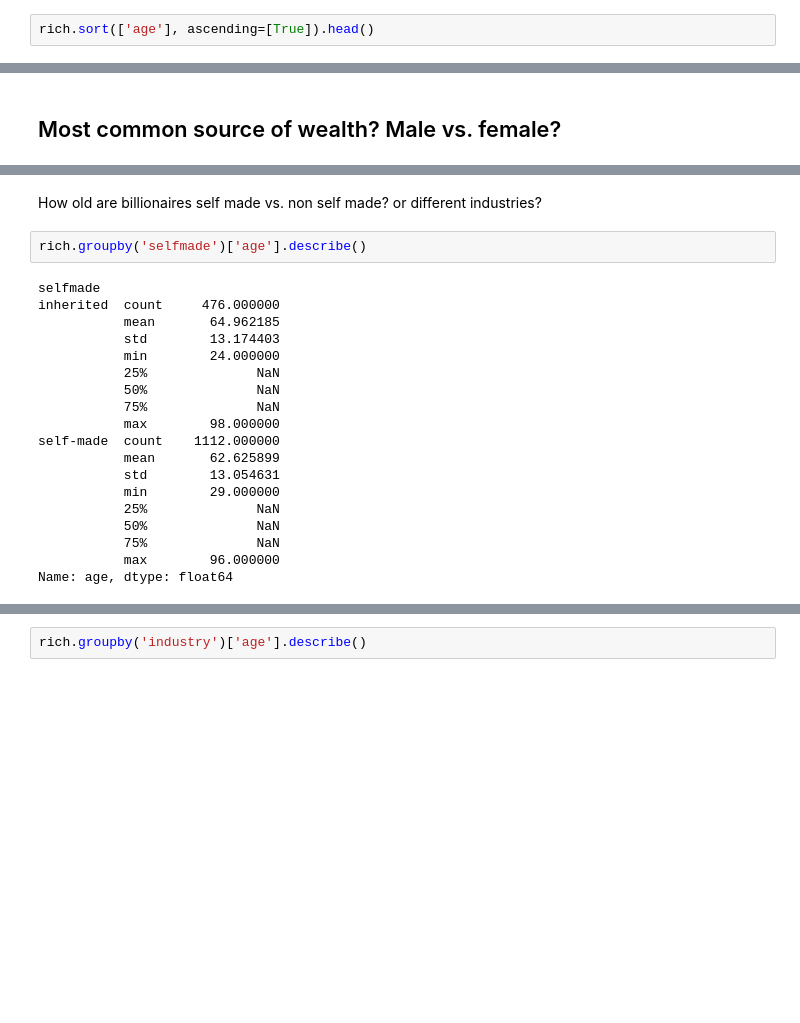
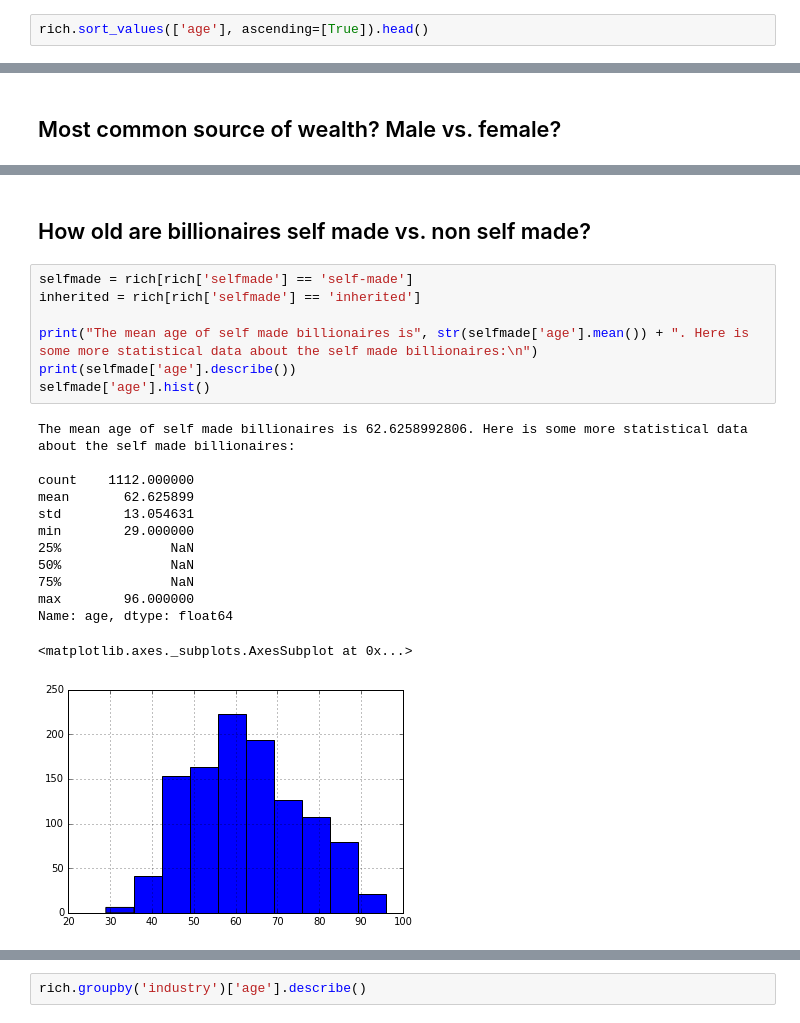
Before and after one commit to thisss/foundations-homework, a Jupyter notebook: foundations/07/homework_7_research.ipynb, the cells around one changed output, grey strips where cells are left out. Cells and saved outputs as stored; diff of their text form; blank space fills up the shorter version.

```diff
--- a/foundations/07/homework_7_research.ipynb
+++ b/foundations/07/homework_7_research.ipynb
@@ -150,5 +150,5 @@ Name: networthusbillion, dtype: float64
 # %%
-rich.sort(['age'], ascending=[True]).head()
+rich.sort_values(['age'], ascending=[True]).head()
 # %% [output]
 |  | year | name | rank | citizenship | countrycode | networthusbillion | selfmade | typeofwealth | ... |
 | 1838 | 2014 | Perenna Kei | 1284 | Hong Kong | HKG | 1.3 | inherited | inherited | ... |
@@ -166,23 +199,23 @@ rich.sort(['age'], ascending=[True]).head()
 # %% [markdown]
-How old are billionaires self made vs. non self made? or different industries?
+## How old are billionaires self made vs. non self made?
-# %%
-rich.groupby('selfmade')['age'].describe()
-# %% [output]
-selfmade
-inherited  count     476.000000
-           mean       64.962185
-           std        13.174403
-           min        24.000000
-           25%              NaN
-           50%              NaN
-           75%              NaN
-           max        98.000000
-self-made  count    1112.000000
-           mean       62.625899
-           std        13.054631
-           min        29.000000
-           25%              NaN
-           50%              NaN
-           75%              NaN
-           max        96.000000
-Name: age, dtype: float64
+# %%
+selfmade = rich[rich['selfmade'] == 'self-made']
+inherited = rich[rich['selfmade'] == 'inherited']
+
+print("The mean age of self made billionaires is", str(selfmade['age'].mean()) + ". Here is some more statistical data about the self made billionaires:\n")
+print(selfmade['age'].describe())
+selfmade['age'].hist()
+# %% [output]
+The mean age of self made billionaires is 62.6258992806. Here is some more statistical data about the self made billionaires:
+
+count    1112.000000
+mean       62.625899
+std        13.054631
+min        29.000000
+25%              NaN
+50%              NaN
+75%              NaN
+max        96.000000
+Name: age, dtype: float64
+<matplotlib.axes._subplots.AxesSubplot at 0x...>
+[figure, added]
```
Also changed, not shown: parts of 13 cells of this notebook.
